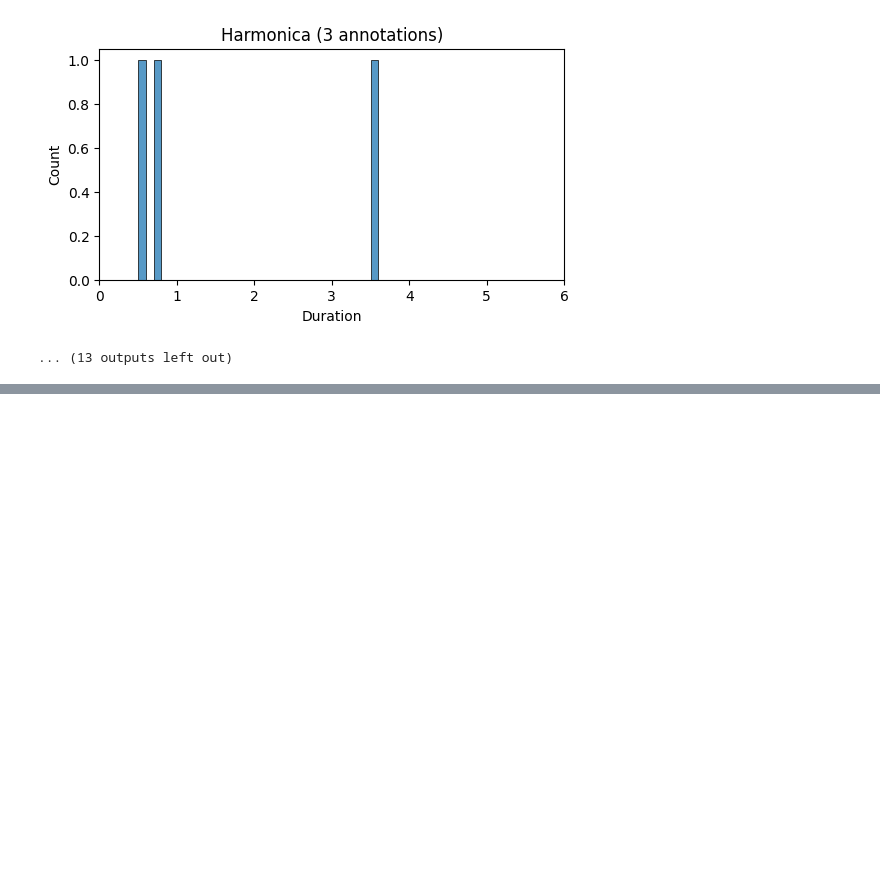
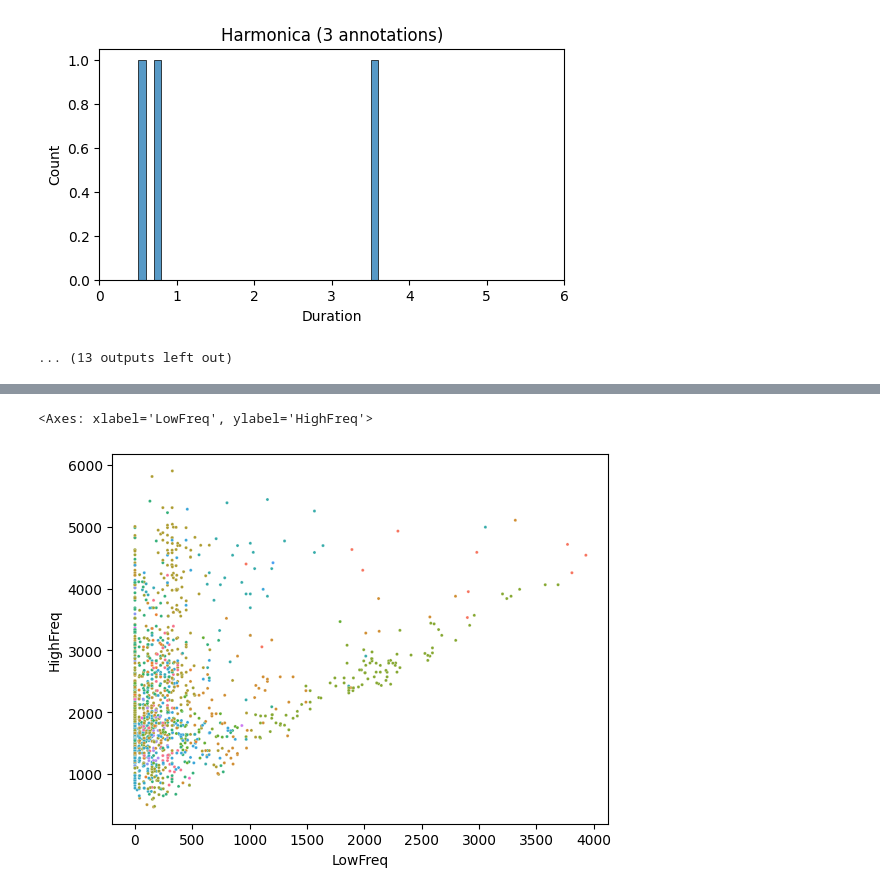
Before and after one commit to orcasound/aifororcas-livesystem, a Jupyter notebook: HumpbackWhales/02_ExploratoryDataAnalysis/1_annotations_analysis.ipynb, the cells around one changed output, grey strips where cells are left out. Saved outputs shown, nothing was run; the diff lists cells and outputs as text; code cells hidden in the pictures; blank space fills up the shorter version.

```diff
--- a/HumpbackWhales/02_ExploratoryDataAnalysis/1_annotations_analysis.ipynb
+++ b/HumpbackWhales/02_ExploratoryDataAnalysis/1_annotations_analysis.ipynb
@@ -68,0 +99,5 @@ for call_type, annotations_call in annotations.groupby('CallType'):
+# %%
+sns.scatterplot(annotations, x='LowFreq', y='HighFreq', hue='CallType', s=5, legend=False)
+# %% [output]
+<Axes: xlabel='LowFreq', ylabel='HighFreq'>
+[figure, added]
```
Also changed, not shown: parts of 6 cells of this notebook, 1 other file.
